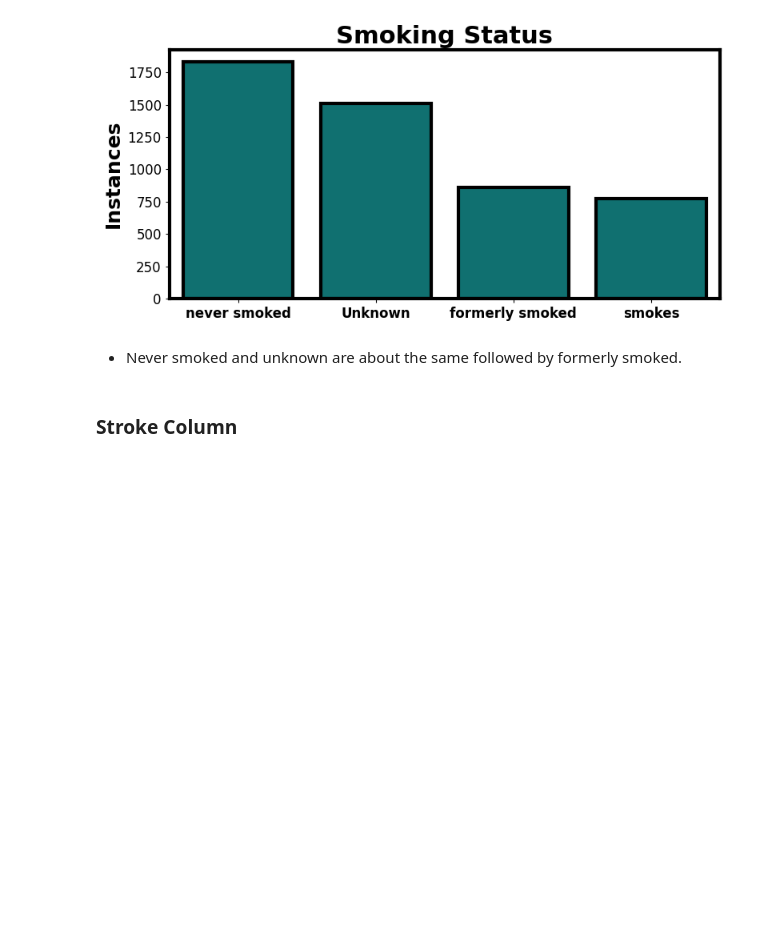
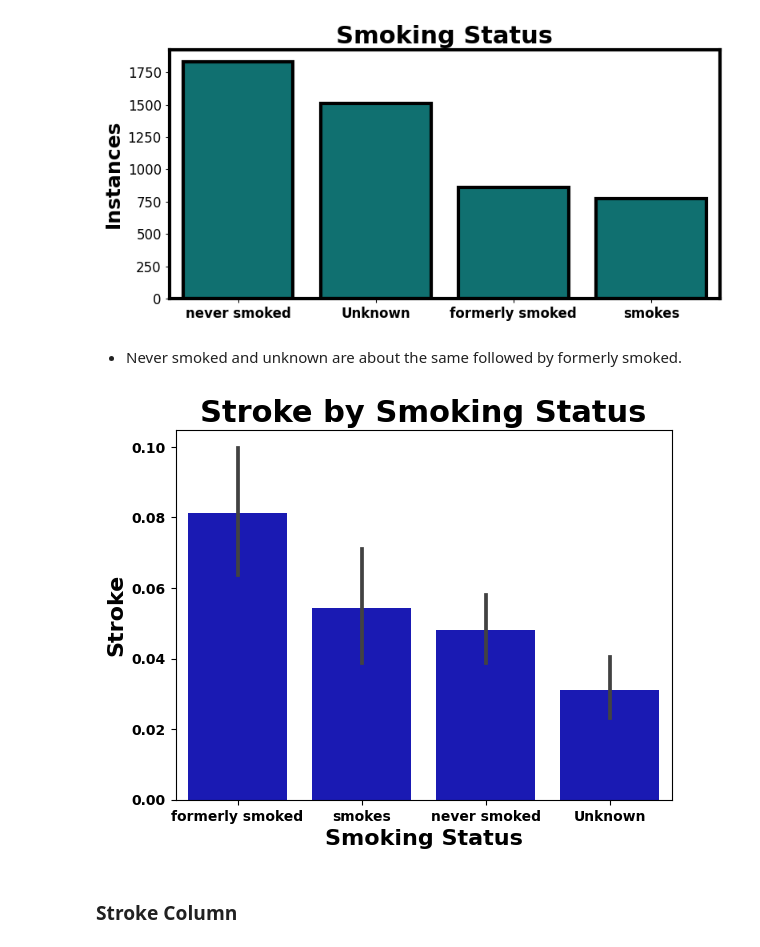
Before and after one commit to Mhoover41/Stroke-Prediction, a Jupyter notebook: Stroke_Prediction_Project_2_Melissa_Hoover.ipynb, the cells around one changed output. Saved outputs shown, nothing was run; the diff lists cells and outputs as text; code cells hidden in the pictures; blank space fills up the shorter version.

```diff
--- a/Stroke_Prediction_Project_2_Melissa_Hoover.ipynb
+++ b/Stroke_Prediction_Project_2_Melissa_Hoover.ipynb
@@ -1015,6 +1015,27 @@ count_plot('Smoking Status', ['never smoked', 'Unknown', 'formerly smoked','smok
 [figure]
 # %% [markdown]
 - Never smoked and unknown are about the same followed by formerly smoked.
+# %%
+# Choose a color palette
+color_palette = ['#0000CD']  # Teal, Medium blue
+
+# Specify the order of the smoking categories
+order = ['formerly smoked', 'smokes', 'never smoked', 'Unknown']
+
+# Plot a bar graph with Smoking Status and Stroke in order
+sns.barplot(x='Smoking Status', y='Stroke', data=df, palette=color_palette, order=order)
+
+# Add title and format axes
+plt.title('Stroke by Smoking Status', fontsize=22, fontweight='bold')
+plt.xlabel('Smoking Status', fontweight='bold', fontsize=16)
+plt.ylabel('Stroke', fontweight='bold', fontsize=16)
+plt.xticks(fontweight='bold')
+plt.yticks(fontweight='bold')
+
+# Show the figure
+plt.show()
+# %% [output]
+[figure, added]
 # %% [markdown]
 ### Stroke Column
 # %%
```
Also changed, not shown: parts of 33 cells of this notebook.
